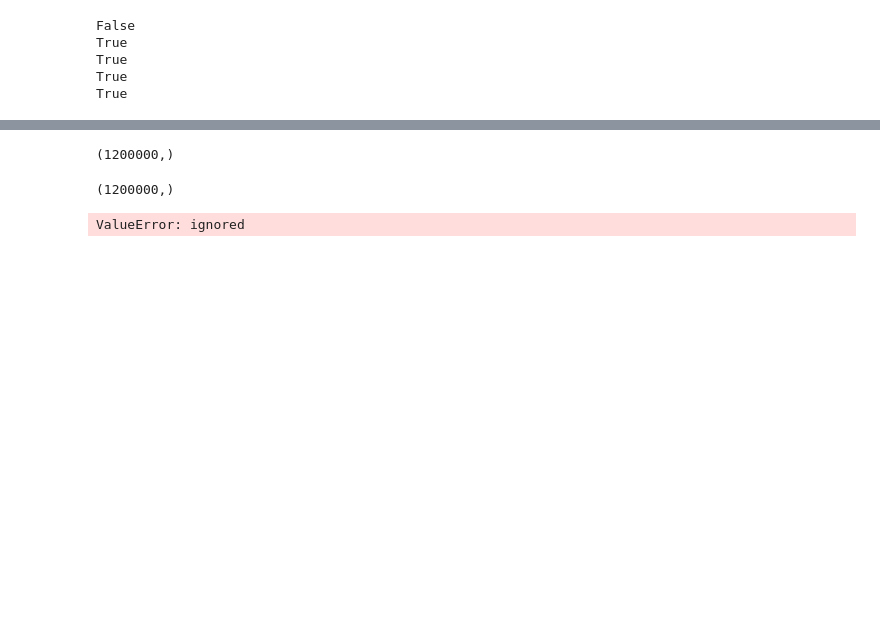
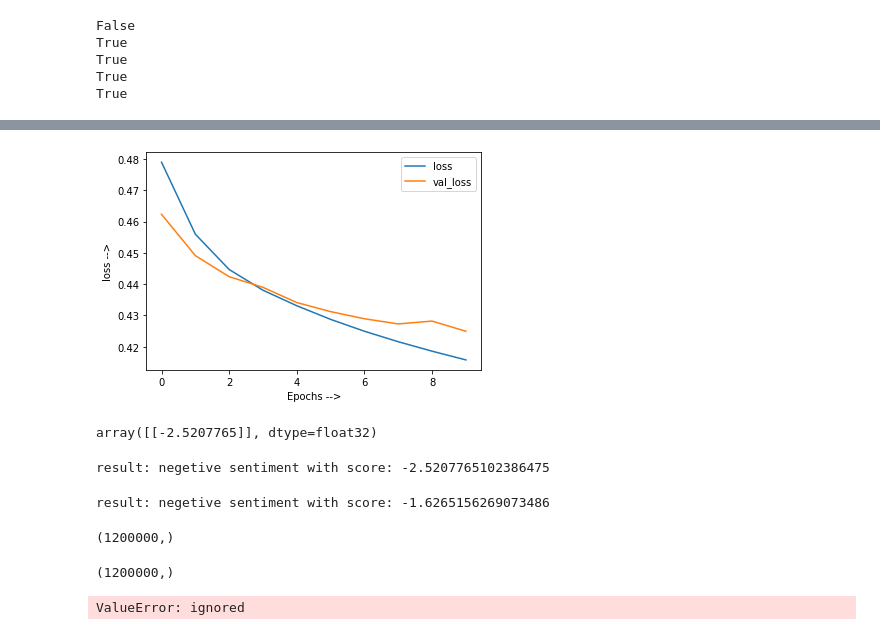
Before and after one commit to iamatul1214/NLP, a Jupyter notebook: Twitter_Sentiment_Analysis.ipynb, the cells around one changed output, grey strips where cells are left out. Saved outputs shown, nothing was run; the diff lists cells and outputs as text; code cells hidden in the pictures; blank space fills up the shorter version.

```diff
--- a/Twitter_Sentiment_Analysis.ipynb
+++ b/Twitter_Sentiment_Analysis.ipynb
@@ -554,0 +594,11 @@ ValueError: ignored
+# %%
+get_plot(history, metric="loss")
+# %% [output]
+[figure, added]
+# %%
+sample_text = (
+    "The movie sucks. The animation and the graphics were terrible. I would never recommend this movie."
+)
+model.predict([sample_text])
+# %% [output]
+array([[-2.5207765]], dtype=float32)
@@ -555,3 +614,12 @@ ValueError: ignored
+# %%
+getscore_and_sentiment(model=model, sample_text=sample_text)
+# %% [output]
+result: negetive sentiment with score: -2.5207765102386475
+# %%
+tweet=" very brilliant, superb, daring, fantastic, excited,nice, pleasant, terrible"
+getscore_and_sentiment(model,tweet)
+# %% [output]
+result: negetive sentiment with score: -1.6265156269073486
 # %%
 x_train.shape
 # %% [output]
```
Also changed, not shown: parts of 13 cells of this notebook.
